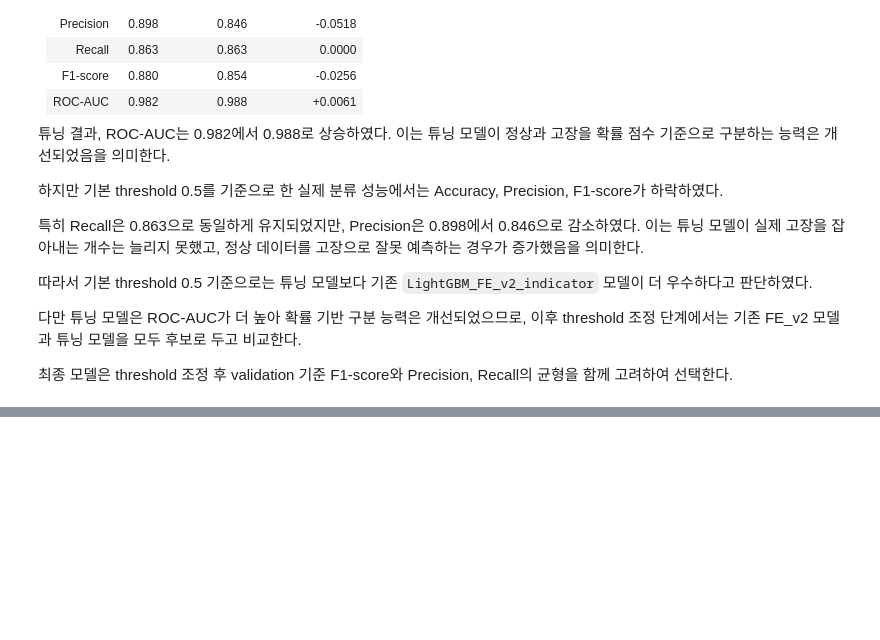
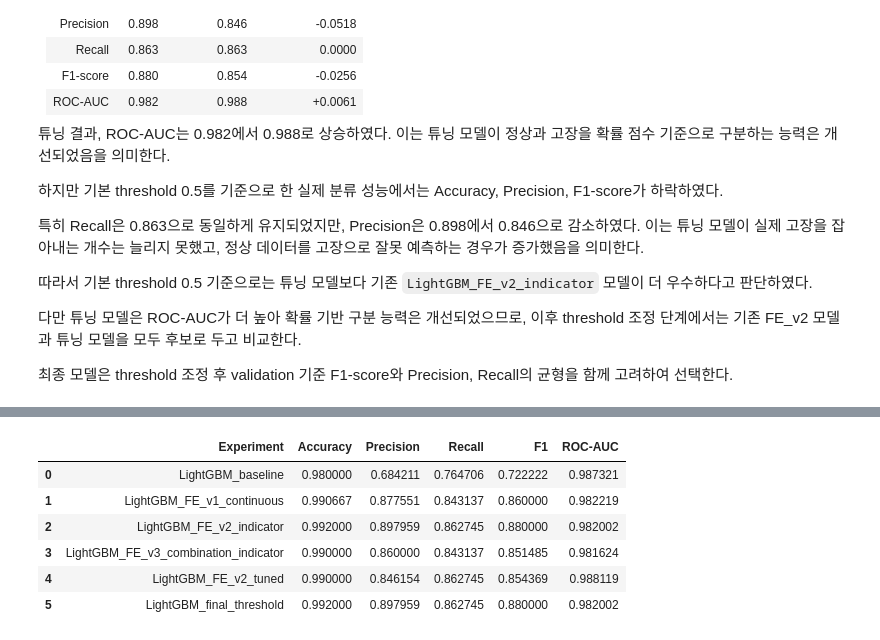
Before and after one commit to mjbaa/manufacturing_macine_learning_project, a Jupyter notebook: notebooks/quality_prediction_model.ipynb, the cells around one changed output, grey strips where cells are left out. Drawn from its saved outputs; the diff is of its cells as text; code cells hidden in the pictures; blank space fills up the shorter version.

```diff
--- a/notebooks/quality_prediction_model.ipynb
+++ b/notebooks/quality_prediction_model.ipynb
@@ -2630,0 +2743,7 @@ tuning_cv_results_df.sort_values(
+# %%
+best_threshold_result = threshold_results_df.sort_values(
+    by="F1",
+    ascending=False
+).iloc[0]
+
+best_threshold_result
@@ -2630,0 +2824,5 @@ tuning_cv_results_df.sort_values(
+# %%
+best_threshold_model_name = best_threshold_result["Experiment"]
+best_threshold = best_threshold_result["Threshold"]
+
+best_threshold_model_name, best_threshold
@@ -2630,0 +2831,7 @@ tuning_cv_results_df.sort_values(
+# %%
+if best_threshold_model_name == "LightGBM_FE_v2_threshold":
+    final_candidate_model = lgbm_fe_v2_model
+elif best_threshold_model_name == "LightGBM_FE_v2_tuned_threshold":
+    final_candidate_model = lgbm_tuned_model
+
+final_candidate_model
@@ -2630,0 +2841,13 @@ tuning_cv_results_df.sort_values(
+# %%
+y_valid_proba_final_candidate = final_candidate_model.predict_proba(X_valid_best_fe)[:, 1]
+y_valid_pred_final_candidate = (y_valid_proba_final_candidate >= best_threshold).astype(int)
+
+final_threshold_valid_result = {
+    "Accuracy": accuracy_score(y_valid, y_valid_pred_final_candidate),
+    "Precision": precision_score(y_valid, y_valid_pred_final_candidate, zero_division=0),
+    "Recall": recall_score(y_valid, y_valid_pred_final_candidate, zero_division=0),
+    "F1": f1_score(y_valid, y_valid_pred_final_candidate, zero_division=0),
+    "ROC-AUC": roc_auc_score(y_valid, y_valid_proba_final_candidate)
+}
+
+final_threshold_valid_result
@@ -2630,0 +2886,21 @@ tuning_cv_results_df.sort_values(
+# %%
+threshold_final_result = final_threshold_valid_result.copy()
+threshold_final_result["Experiment"] = "LightGBM_final_threshold"
+
+experiment_results.append(threshold_final_result)
+
+experiment_results_df = pd.DataFrame(experiment_results)
+
+experiment_results_df = experiment_results_df[
+    ["Experiment", "Accuracy", "Precision", "Recall", "F1", "ROC-AUC"]
+]
+
+experiment_results_df
+# %% [output]
+|  | Experiment | Accuracy | Precision | Recall | F1 | ROC-AUC |
+| 0 | LightGBM_baseline | 0.980000 | 0.684211 | 0.764706 | 0.722222 | 0.987321 |
+| 1 | LightGBM_FE_v1_continuous | 0.990667 | 0.877551 | 0.843137 | 0.860000 | 0.982219 |
+| 2 | LightGBM_FE_v2_indicator | 0.992000 | 0.897959 | 0.862745 | 0.880000 | 0.982002 |
+| 3 | LightGBM_FE_v3_combination_indicator | 0.990000 | 0.860000 | 0.843137 | 0.851485 | 0.981624 |
+| 4 | LightGBM_FE_v2_tuned | 0.990000 | 0.846154 | 0.862745 | 0.854369 | 0.988119 |
+| 5 | LightGBM_final_threshold | 0.992000 | 0.897959 | 0.862745 | 0.880000 | 0.982002 |
```
Also changed, not shown: parts of 38 cells of this notebook, 11 other files.
